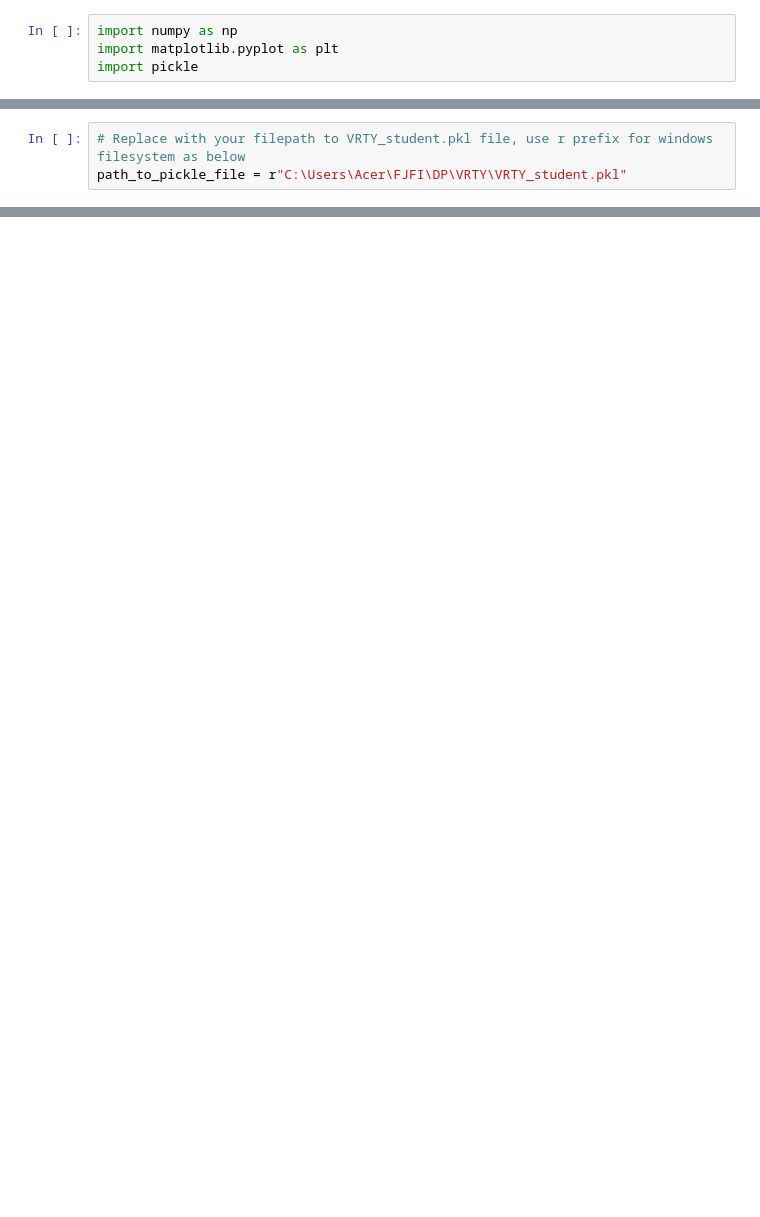
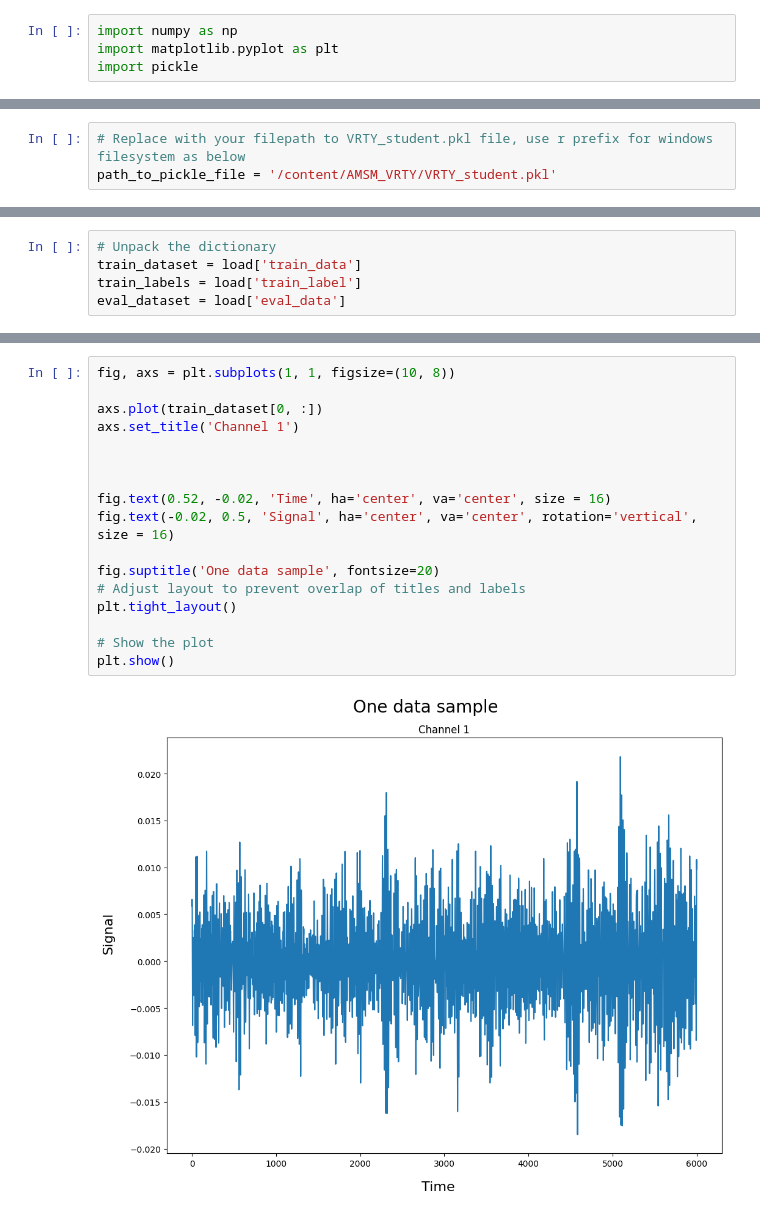
Before and after one commit to hzavadil98/AMSM_VRTY, a Jupyter notebook: VRTY_loading.ipynb, the cells around one changed output, grey strips where cells are left out. Drawn from its saved outputs; the diff is of its cells as text; blank space fills up the shorter version.

```diff
--- a/VRTY_loading.ipynb
+++ b/VRTY_loading.ipynb
@@ -7,6 +20,6 @@ import pickle
 # %%
 # Replace with your filepath to VRTY_student.pkl file, use r prefix for windows filesystem as below
-path_to_pickle_file = r"C:\Users\Acer\FJFI\DP\VRTY\VRTY_student.pkl"
+path_to_pickle_file = '/content/AMSM_VRTY/VRTY_student.pkl'
 # %%
 # Load the dictionary stored in VRTY_student.pkl
 with open(path_to_pickle_file, 'rb') as pickle_file:
@@ -15,0 +27,5 @@ FileNotFoundError: [Errno 2] No such file or directory: 'C:\\Users\\Acer\\FJFI\\
+# %%
+# Unpack the dictionary
+train_dataset = load['train_data']
+train_labels = load['train_label']
+eval_dataset = load['eval_data']
@@ -15,0 +41,19 @@ FileNotFoundError: [Errno 2] No such file or directory: 'C:\\Users\\Acer\\FJFI\\
+# %%
+fig, axs = plt.subplots(1, 1, figsize=(10, 8))
+
+axs.plot(train_dataset[0, :])
+axs.set_title('Channel 1')
+
+
+
+fig.text(0.52, -0.02, 'Time', ha='center', va='center', size = 16)
+fig.text(-0.02, 0.5, 'Signal', ha='center', va='center', rotation='vertical', size = 16)
+
+fig.suptitle('One data sample', fontsize=20)
+# Adjust layout to prevent overlap of titles and labels
+plt.tight_layout()
+
+# Show the plot
+plt.show()
+# %% [output]
+[figure, added]
```
Also changed, not shown: parts of 6 cells of this notebook.
